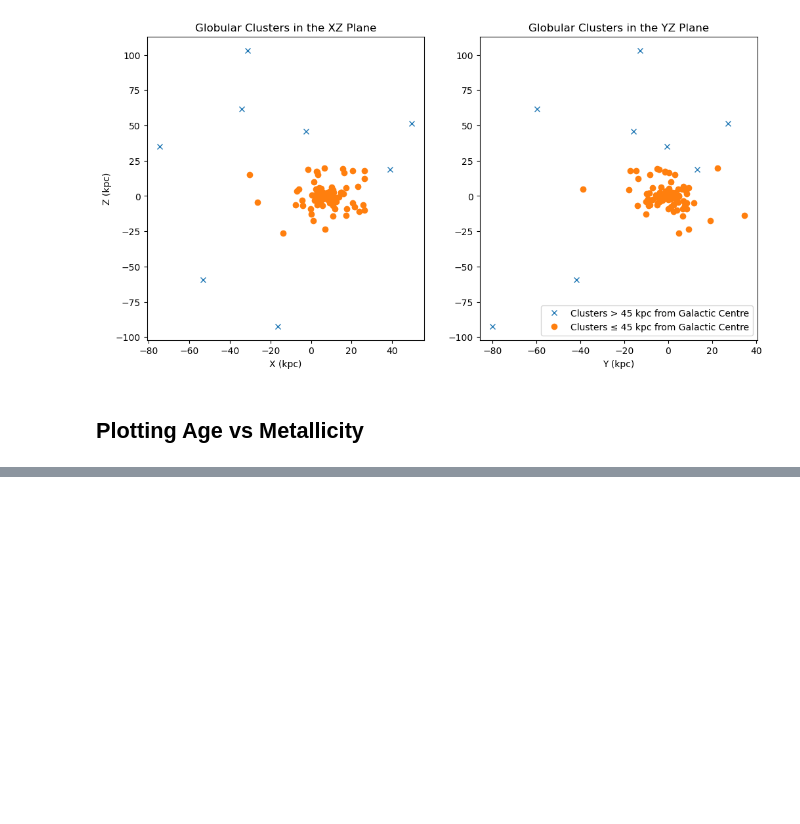
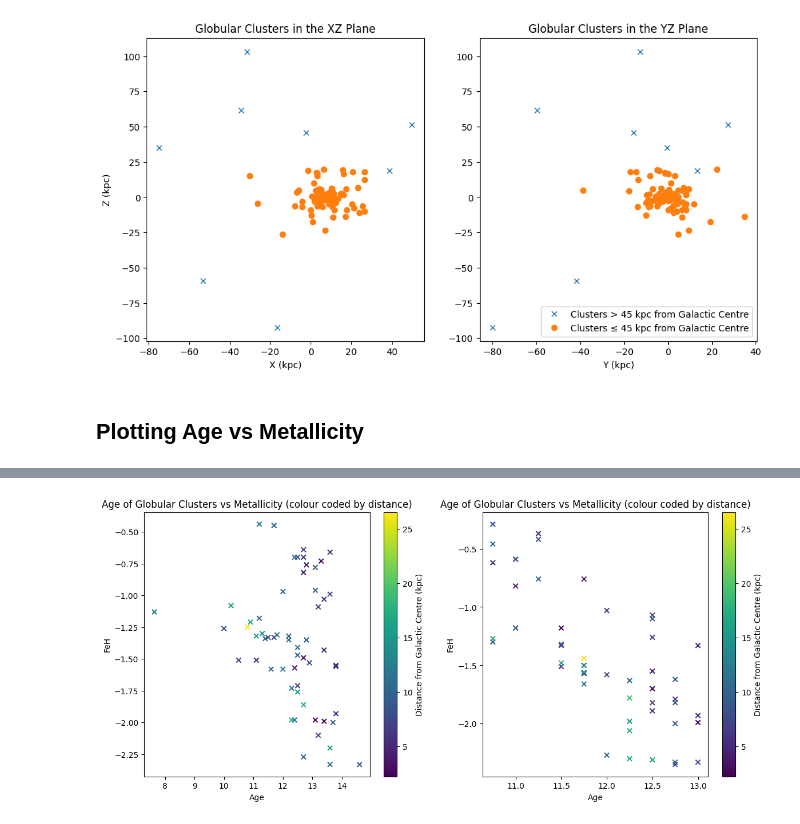
Before and after one commit to pavitraah/phys3116_cosmo_crew, a Jupyter notebook: Assignment Code/cosmo_crew.ipynb, the cells around one changed output, grey strips where cells are left out. Saved outputs shown, nothing was run; the diff lists cells and outputs as text; code cells hidden in the pictures; blank space fills up the shorter version.

Commit message:
Color coded Age vs FeH plot based on the distance from galactic centre

```diff
--- a/Assignment Code/cosmo_crew.ipynb
+++ b/Assignment Code/cosmo_crew.ipynb
@@ -225,0 +223,42 @@ plt.legend()
+# %%
+# Computing distance from the Galactic Centre
+harris['dist_gc'] = np.sqrt(np.square(harris['X'])+np.square(harris['Y'])+np.square(harris['Z']))
+
+krause_harris = pd.merge(krause_21, harris[['ID','dist_gc']], on='ID')
+vandenBerg_harris = pd.merge(vandenBerg_t2, harris[['ID','dist_gc']], on='ID')
+
+# Color coding the plot of 'age vs metallicity' (from the Krause21 catalogue) based on distance from Galactic Centre
+fig = plt.figure(figsize=(14,6))
+plt.subplot(1,2,1)
+sc1 =plt.scatter(
+    krause_harris['Age'],
+    krause_harris['FeH'],
+    c=krause_harris['dist_gc'], # colour by distance
+    cmap='viridis',
+    marker='x')
+
+plt.xlabel('Age') #labelling x axis
+plt.ylabel('FeH') #labelling y axis
+plt.title('Age of Globular Clusters vs Metallicity (colour coded by distance)') #adding title to plot
+cbar1 = plt.colorbar(sc1)
+cbar1.set_label('Distance from Galactic Centre (kpc)')
+
+# Color coding the plot of 'age vs metallicity' (from the VandenBergt2 catalogue) based on distance from Galactic Centre
+plt.subplot(1,2,2)
+sc2 = plt.scatter(
+    vandenBerg_harris['Age'],
+    vandenBerg_harris['FeH'],
+    c=vandenBerg_harris['dist_gc'],
+    cmap='viridis',
+    marker='x')
+
+plt.xlabel('Age')
+plt.ylabel('FeH')
+plt.title('Age of Globular Clusters vs Metallicity (colour coded by distance)')
+cbar2 = plt.colorbar(sc2)
+cbar2.set_label('Distance from Galactic Centre (kpc)')
+
+
+plt.show()
+# %% [output]
+[figure, added]
```
Also changed, not shown: parts of 3 cells of this notebook.
